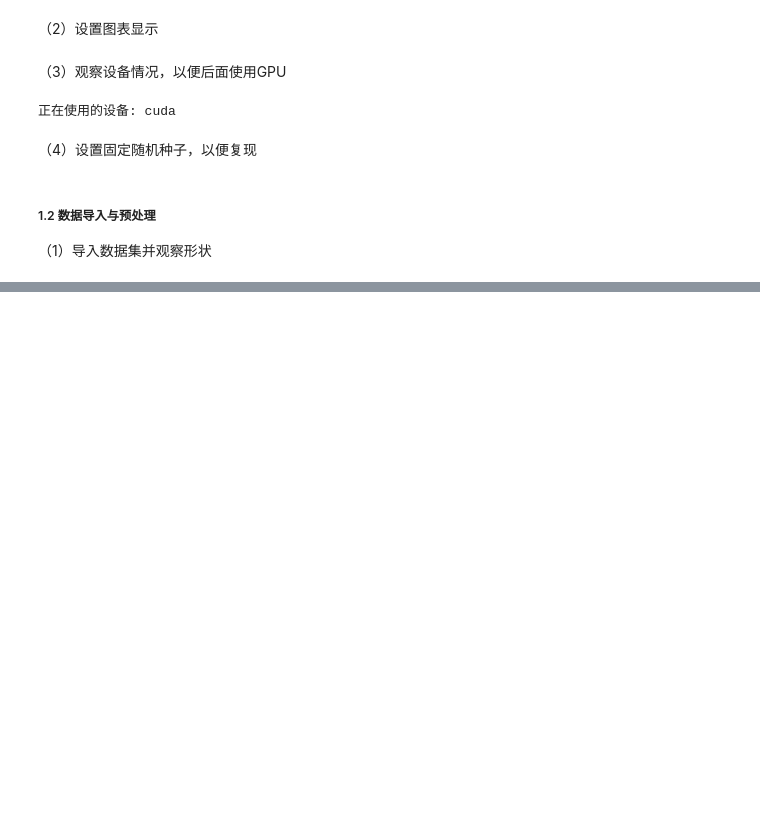
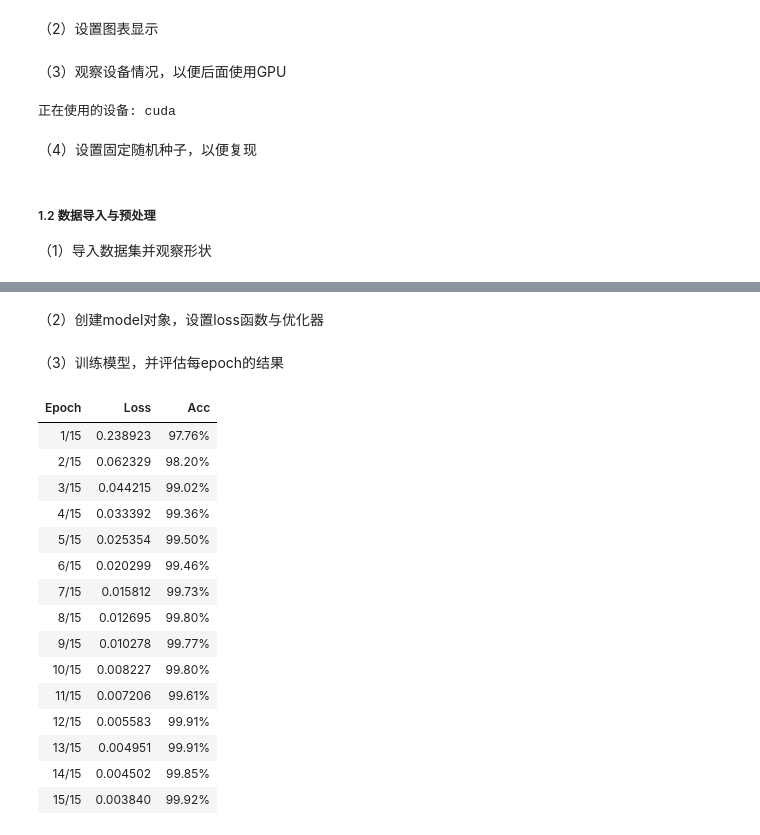
Before and after one commit to xiaoguangjin12345-dev/deep-learning, a Jupyter notebook: ex-3/ex-3.2/ex-3.2.ipynb, the cells around one changed output, grey strips where cells are left out. Drawn from its saved outputs; the diff is of its cells as text; code cells hidden in the pictures; blank space fills up the shorter version.

```diff
--- a/ex-3/ex-3.2/ex-3.2.ipynb
+++ b/ex-3/ex-3.2/ex-3.2.ipynb
@@ -72,0 +173,2 @@ KeyboardInterrupt:
+# %% [markdown]
+（2）创建model对象，设置loss函数与优化器
@@ -72,0 +179,2 @@ KeyboardInterrupt:
+# %% [markdown]
+（3）训练模型，并评估每epoch的结果
@@ -72,0 +228,20 @@ KeyboardInterrupt:
+# %%
+train_result_df = train_model(model, epochs=15, batch = 128)
+train_result_df.style.format({'Acc': '{:.2%}'}).hide(axis = 'index')
+# %% [output]
+| Epoch | Loss | Acc |
+| 1/15 | 0.238923 | 97.76% |
+| 2/15 | 0.062329 | 98.20% |
+| 3/15 | 0.044215 | 99.02% |
+| 4/15 | 0.033392 | 99.36% |
+| 5/15 | 0.025354 | 99.50% |
+| 6/15 | 0.020299 | 99.46% |
+| 7/15 | 0.015812 | 99.73% |
+| 8/15 | 0.012695 | 99.80% |
+| 9/15 | 0.010278 | 99.77% |
+| 10/15 | 0.008227 | 99.80% |
+| 11/15 | 0.007206 | 99.61% |
+| 12/15 | 0.005583 | 99.91% |
+| 13/15 | 0.004951 | 99.91% |
+| 14/15 | 0.004502 | 99.85% |
+| 15/15 | 0.003840 | 99.92% |
```
Also changed, not shown: parts of 12 cells of this notebook.
